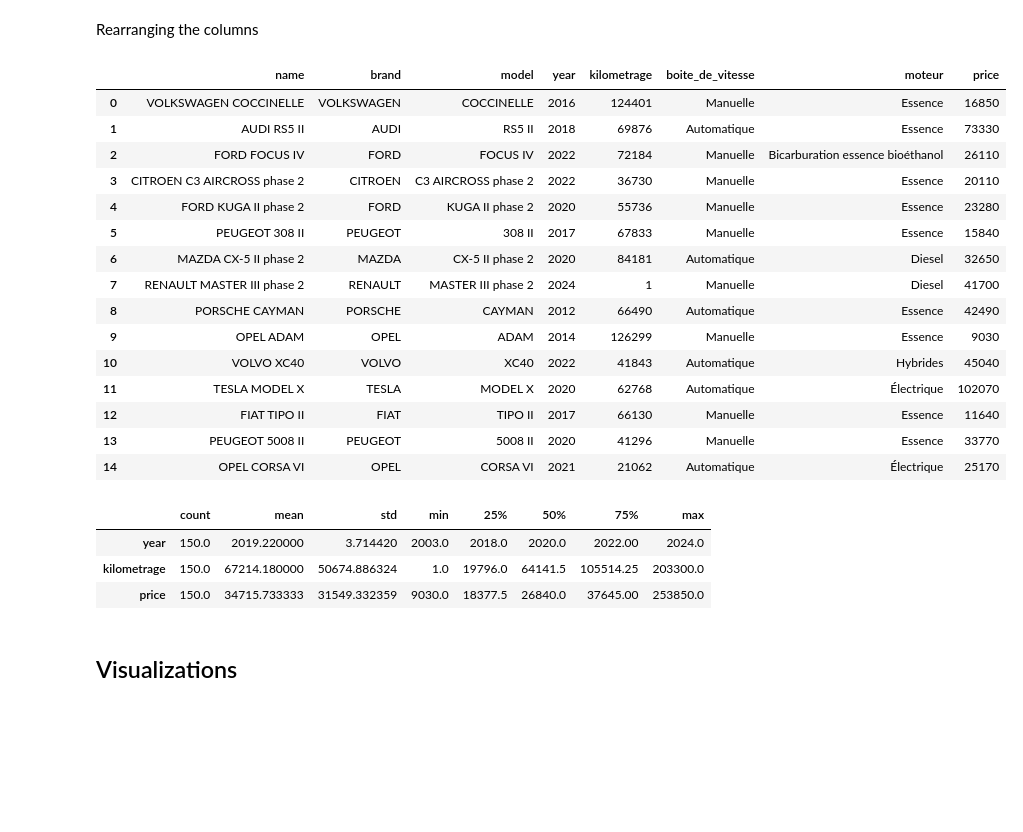
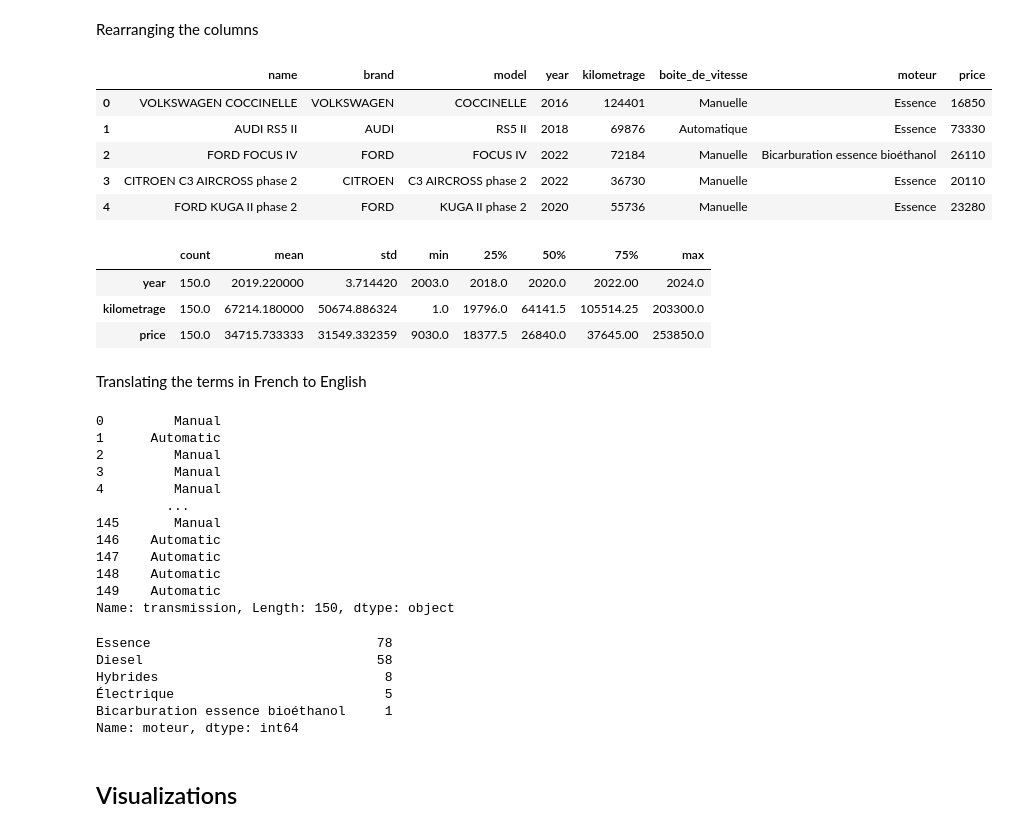
Before and after one commit to HoussemWonders/scraping-and-analysis-used-cars-data, a Jupyter notebook: cleaning and exploration.ipynb, the cells around one changed output. Saved outputs shown, nothing was run; the diff lists cells and outputs as text; code cells hidden in the pictures; blank space fills up the shorter version.

```diff
--- a/cleaning and exploration.ipynb
+++ b/cleaning and exploration.ipynb
@@ -1,7 +1,7 @@
 # %%
 import pandas as pd
 # %%
-df= pd.read_csv("C:/Users/DELL G15/Desktop/kaggle/Scraping/cars_data.csv")
+df= pd.read_csv("C:/Users/DELL G15/Desktop/kaggle/La centrale cars/cars_data.csv")
 # %%
 df.head(15)
 # %% [output]
@@ -79,24 +79,14 @@ Rearranging the columns
 # %%
 df=df[['name','brand','model','year','kilometrage','boite_de_vitesse','moteur','price']]
 # %%
-df.head(15)
+df.head()
 # %% [output]
 |  | name | brand | model | year | kilometrage | boite_de_vitesse | moteur | price |
 | 0 | VOLKSWAGEN COCCINELLE | VOLKSWAGEN | COCCINELLE | 2016 | 124401 | Manuelle | Essence | 16850 |
 | 1 | AUDI RS5 II | AUDI | RS5 II | 2018 | 69876 | Automatique | Essence | 73330 |
 | 2 | FORD FOCUS IV | FORD | FOCUS IV | 2022 | 72184 | Manuelle | Bicarburation essence bioéthanol | 26110 |
 | 3 | CITROEN C3 AIRCROSS phase 2 | CITROEN | C3 AIRCROSS phase 2 | 2022 | 36730 | Manuelle | Essence | 20110 |
 | 4 | FORD KUGA II phase 2 | FORD | KUGA II phase 2 | 2020 | 55736 | Manuelle | Essence | 23280 |
-| 5 | PEUGEOT 308 II | PEUGEOT | 308 II | 2017 | 67833 | Manuelle | Essence | 15840 |
-| 6 | MAZDA CX-5 II phase 2 | MAZDA | CX-5 II phase 2 | 2020 | 84181 | Automatique | Diesel | 32650 |
-| 7 | RENAULT MASTER III phase 2 | RENAULT | MASTER III phase 2 | 2024 | 1 | Manuelle | Diesel | 41700 |
-| 8 | PORSCHE CAYMAN | PORSCHE | CAYMAN | 2012 | 66490 | Automatique | Essence | 42490 |
-| 9 | OPEL ADAM | OPEL | ADAM | 2014 | 126299 | Manuelle | Essence | 9030 |
-| 10 | VOLVO XC40 | VOLVO | XC40 | 2022 | 41843 | Automatique | Hybrides | 45040 |
-| 11 | TESLA MODEL X | TESLA | MODEL X | 2020 | 62768 | Automatique | Électrique | 102070 |
-| 12 | FIAT TIPO II | FIAT | TIPO II | 2017 | 66130 | Manuelle | Essence | 11640 |
-| 13 | PEUGEOT 5008 II | PEUGEOT | 5008 II | 2020 | 41296 | Manuelle | Essence | 33770 |
-| 14 | OPEL CORSA VI | OPEL | CORSA VI | 2021 | 21062 | Automatique | Électrique | 25170 |
 # %%
 df.describe().T
 # %% [output]
@@ -104,3 +94,5 @@ df.describe().T
 | year | 150.0 | 2019.220000 | 3.714420 | 2003.0 | 2018.0 | 2020.0 | 2022.00 | 2024.0 |
 | kilometrage | 150.0 | 67214.180000 | 50674.886324 | 1.0 | 19796.0 | 64141.5 | 105514.25 | 203300.0 |
 | price | 150.0 | 34715.733333 | 31549.332359 | 9030.0 | 18377.5 | 26840.0 | 37645.00 | 253850.0 |
+# %% [markdown]
+Translating the terms in French to English
@@ -106,0 +105,25 @@ df.describe().T
+# %%
+df['transmission']
+# %% [output]
+0         Manual
+1      Automatic
+2         Manual
+3         Manual
+4         Manual
+         ...
+145       Manual
+146    Automatic
+147    Automatic
+148    Automatic
+149    Automatic
+Name: transmission, Length: 150, dtype: object
+# %%
+#Engine type
+df['moteur'].value_counts()
+# %% [output]
+Essence                             78
+Diesel                              58
+Hybrides                             8
+Électrique                           5
+Bicarburation essence bioéthanol     1
+Name: moteur, dtype: int64
```
Also changed, not shown: parts of 5 cells of this notebook.
